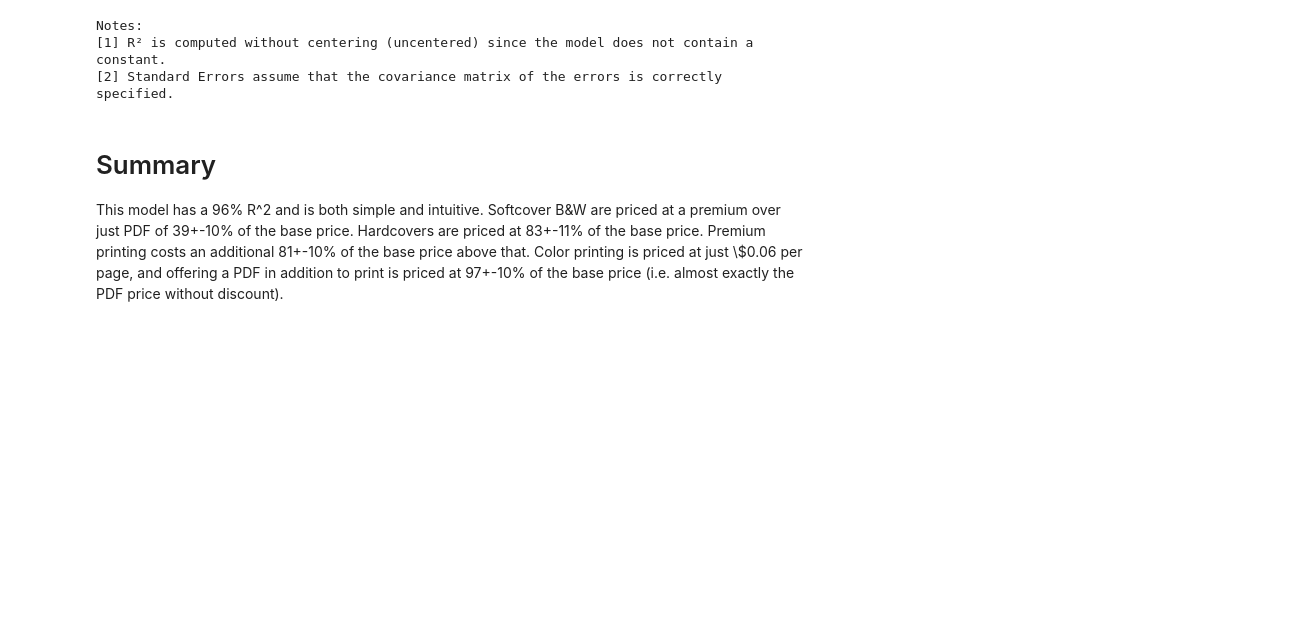
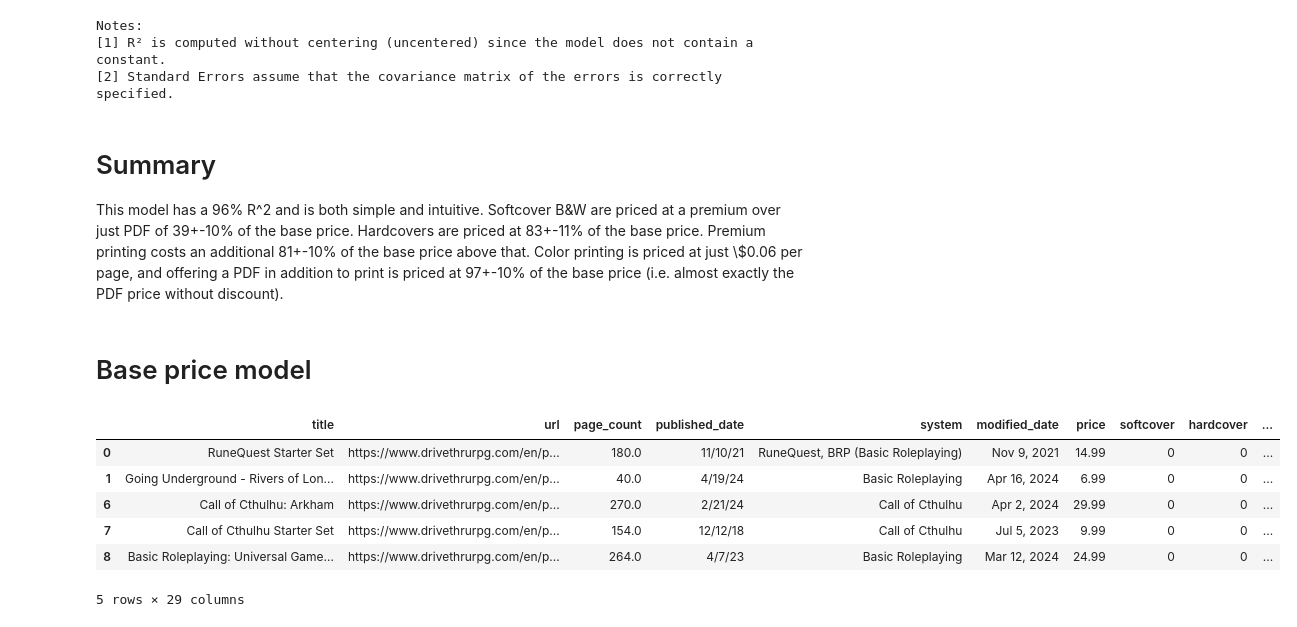
Before and after one commit to thomasbogue/drivethru_scraper, a Jupyter notebook: format_analysis.ipynb, the cells around one changed output. Drawn from its saved outputs; the diff is of its cells as text; code cells hidden in the pictures; blank space fills up the shorter version.

```diff
--- a/format_analysis.ipynb
+++ b/format_analysis.ipynb
@@ -324,3 +324,16 @@ Notes:
 # %% [markdown]
 # Summary
 This model has a 96% R^2 and is both simple and intuitive.  Softcover B&W are priced at a premium over just PDF of 39+-10\% of the base price.  Hardcovers are priced at 83+-11\% of the base price.  Premium printing costs an additional 81+-10\% of the base price above that.  Color printing is priced at just \\$0.06 per page, and offering a PDF in addition to print is priced at 97+-10\% of the base price (i.e. almost exactly the PDF price without discount).
+# %% [markdown]
+# Base price model
+# %%
+base_df = df2.loc[df2['price'] == df2['min price']]
+base_df.head()
+# %% [output]
+|  | title | url | page_count | published_date | system | modified_date | price | softcover | hardcover | ... |
+| 0 | RuneQuest Starter Set | https://www.drivethrurpg.com/en/p... | 180.0 | 11/10/21 | RuneQuest, BRP (Basic Roleplaying) | Nov 9, 2021 | 14.99 | 0 | 0 | ... |
+| 1 | Going Underground - Rivers of Lon... | https://www.drivethrurpg.com/en/p... | 40.0 | 4/19/24 | Basic Roleplaying | Apr 16, 2024 | 6.99 | 0 | 0 | ... |
+| 6 | Call of Cthulhu: Arkham | https://www.drivethrurpg.com/en/p... | 270.0 | 2/21/24 | Call of Cthulhu | Apr 2, 2024 | 29.99 | 0 | 0 | ... |
+| 7 | Call of Cthulhu Starter Set | https://www.drivethrurpg.com/en/p... | 154.0 | 12/12/18 | Call of Cthulhu | Jul 5, 2023 | 9.99 | 0 | 0 | ... |
+| 8 | Basic Roleplaying: Universal Game... | https://www.drivethrurpg.com/en/p... | 264.0 | 4/7/23 | Basic Roleplaying | Mar 12, 2024 | 24.99 | 0 | 0 | ... |
+5 rows × 29 columns
```
Also changed, not shown: parts of 16 cells of this notebook, 1 other file.
